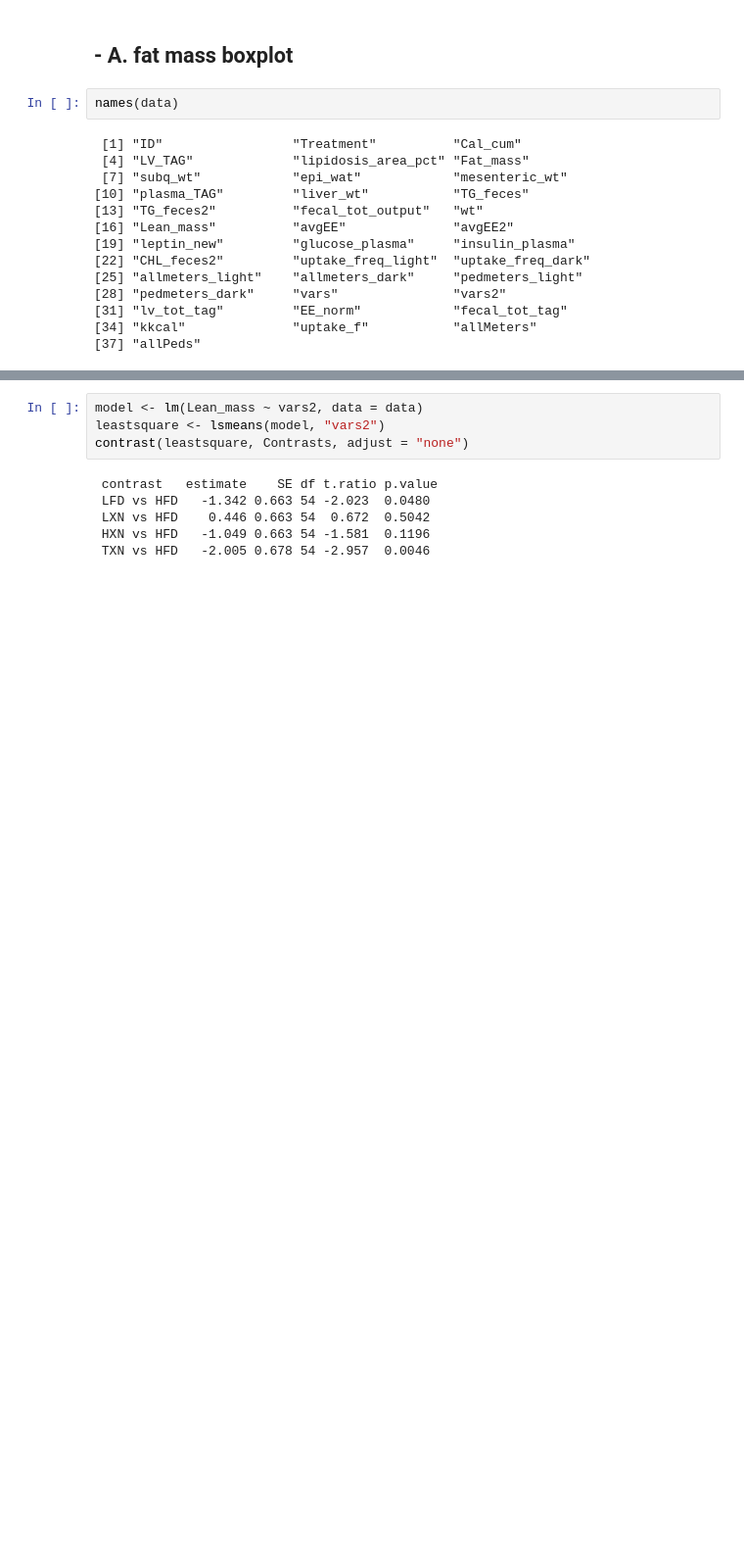
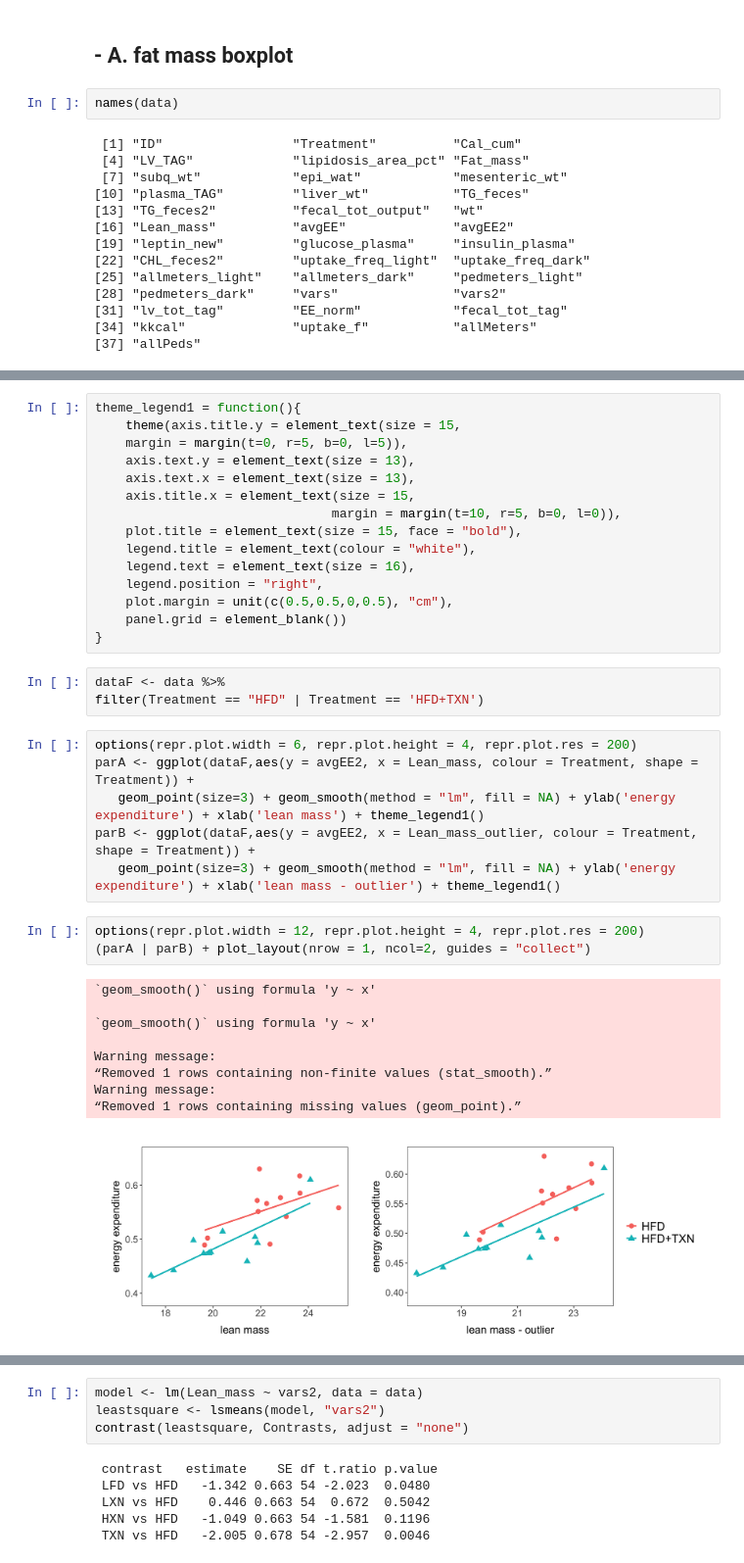
Before and after one commit to zhangyang2017/PPAR, a Jupyter notebook: manuscript/figures/figure02/figure2.ipynb, the cells around one changed output, grey strips where cells are left out. Shown at 98% size. Saved outputs shown, nothing was run; the diff lists cells and outputs as text; blank space fills up the shorter version.

```diff
--- a/manuscript/figures/figure02/figure2.ipynb
+++ b/manuscript/figures/figure02/figure2.ipynb
@@ -127,0 +257,37 @@ names(data)
+# %%
+theme_legend1 = function(){
+	theme(axis.title.y = element_text(size = 15,
+	margin = margin(t=0, r=5, b=0, l=5)),
+	axis.text.y = element_text(size = 13),
+	axis.text.x = element_text(size = 13),
+	axis.title.x = element_text(size = 15,
+                               margin = margin(t=10, r=5, b=0, l=0)),
+    plot.title = element_text(size = 15, face = "bold"),
+	legend.title = element_text(colour = "white"),
+	legend.text = element_text(size = 16),
+	legend.position = "right",
+	plot.margin = unit(c(0.5,0.5,0,0.5), "cm"),
+	panel.grid = element_blank())
+}
+# %%
+dataF <- data %>%
+filter(Treatment == "HFD" | Treatment == 'HFD+TXN')
+# %%
+options(repr.plot.width = 6, repr.plot.height = 4, repr.plot.res = 200)
+parA <- ggplot(dataF,aes(y = avgEE2, x = Lean_mass, colour = Treatment, shape = Treatment)) +
+   geom_point(size=3) + geom_smooth(method = "lm", fill = NA) + ylab('energy expenditure') + xlab('lean mass') + theme_legend1()
+parB <- ggplot(dataF,aes(y = avgEE2, x = Lean_mass_outlier, colour = Treatment, shape = Treatment)) +
+   geom_point(size=3) + geom_smooth(method = "lm", fill = NA) + ylab('energy expenditure') + xlab('lean mass - outlier') + theme_legend1()
+# %%
+options(repr.plot.width = 12, repr.plot.height = 4, repr.plot.res = 200)
+(parA | parB) + plot_layout(nrow = 1, ncol=2, guides = "collect")
+# %% [output]
+`geom_smooth()` using formula 'y ~ x'
+
+`geom_smooth()` using formula 'y ~ x'
+
+Warning message:
+“Removed 1 rows containing non-finite values (stat_smooth).”
+Warning message:
+“Removed 1 rows containing missing values (geom_point).”
+[figure, added]
```
Also changed, not shown: parts of 67 cells of this notebook, 1 other file.
